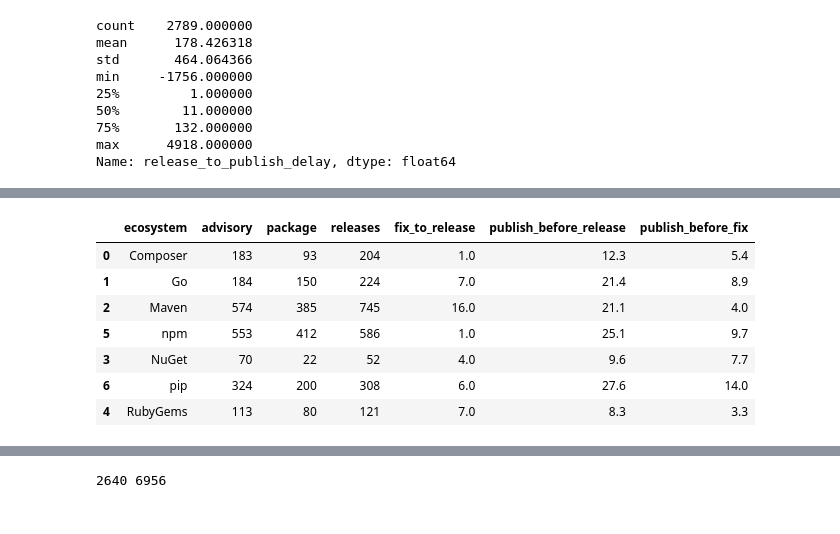
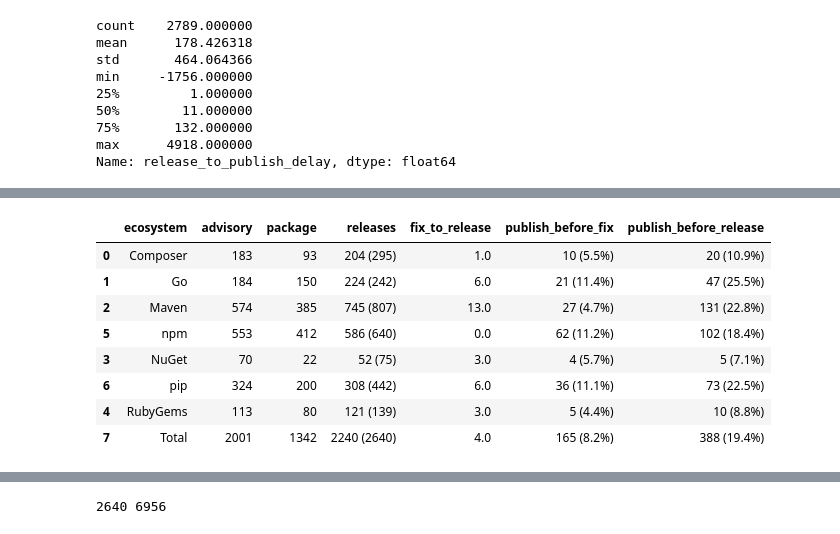
Before and after one commit to nasifimtiazohi/advisory-lifecycle, a Jupyter notebook: data_explore/rq1.ipynb, the cells around one changed output, grey strips where cells are left out. Drawn from its saved outputs; the diff is of its cells as text; code cells hidden in the pictures.

```diff
--- a/data_explore/rq1.ipynb
+++ b/data_explore/rq1.ipynb
@@ -137,9 +246,5 @@ eco_dfs = [(x,gb.get_group(x)) for x in gb.groups]
 adv = df.groupby('ecosystem')[['advisory_id']].nunique()
 pkg = df.groupby('ecosystem')[['package_id']].nunique()
 rel = df.groupby('ecosystem')['fixing_release'].nunique()
+total_rel = df.groupby('ecosystem')['total_release'].nunique()
 fixrel = df.groupby('ecosystem')[['fix_to_release_delay']].median()
-pub_before_release = df[df['release_to_publish_delay']<0]
-pub_before_release = pub_before_release.groupby('ecosystem')[['advisory_id']].count()
-pub_before_fix = df[df['fix_to_publish_delay']<0]
-pub_before_fix = pub_before_fix.groupby('ecosystem')[['advisory_id']].count()
-rel
@@ -155,0 +251,7 @@ Name: fixing_release, dtype: int64
+# %%
+pub_before_release = df.groupby(['ecosystem','advisory_id'])[['release_to_publish_delay']].max()
+pub_before_release = pub_before_release.reset_index()
+pub_before_release = pub_before_release[pub_before_release['release_to_publish_delay'] < 0]
+pub_before_release = pub_before_release.groupby('ecosystem')[['advisory_id']].nunique()
+pub_before_release = pub_before_release.rename(columns={'advisory_id':'pub_before_release'})
+pub_before_release
@@ -155,0 +268,7 @@ Name: fixing_release, dtype: int64
+# %%
+pub_before_fix = df.groupby(['ecosystem','advisory_id'])[['fix_to_publish_delay']].max()
+pub_before_fix = pub_before_fix.reset_index()
+pub_before_fix = pub_before_fix[pub_before_fix['fix_to_publish_delay'] < 0]
+pub_before_fix = pub_before_fix.groupby('ecosystem')[['advisory_id']].nunique()
+pub_before_fix = pub_before_fix.rename(columns={'advisory_id':'pub_before_fix'})
+pub_before_fix
@@ -155,0 +285,5 @@ Name: fixing_release, dtype: int64
+# %%
+final =reduce(lambda x,y : pd.merge(x,y,on='ecosystem'),[adv, pkg, rel, fixrel, pub_before_fix,pub_before_release, total_rel])
+final = final.reset_index()
+final['fixing_release'] = final['fixing_release'].map(str) +  ' (' + final['total_release'].map(str) +')'
+final
@@ -156,22 +299,27 @@ Name: fixing_release, dtype: int64
 # %%
-final =reduce(lambda x,y : pd.merge(x,y,on='ecosystem'),[adv, pkg, rel, fixrel,pub_before_release, pub_before_fix])
-final = final.reset_index()
-final.columns = ['ecosystem','advisory','package','releases','fix_to_release', 'publish_before_release','publish_before_fix']
-final['publish_before_release'] =  round(final['publish_before_release'] / final['releases'] * 100, 1)
-final['publish_before_fix'] =  round(final['publish_before_fix'] / final['releases'] * 100, 1)
+
+final.columns = ['ecosystem','advisory','package','releases','fix_to_release','publish_before_fix', 'publish_before_release', 'total_release']
+final['temp'] = final['publish_before_release']
+final['publish_before_release'] =  round(final['publish_before_release'] / final['advisory'] * 100, 1)
+final['publish_before_release'] = final['temp'].map(str) + ' (' + final['publish_before_release'].map(str) + '%)'
+final['temp'] = final['publish_before_fix']
+final['publish_before_fix'] =  round(final['publish_before_fix'] / final['advisory'] * 100, 1)
+final['publish_before_fix'] = final['temp'].map(str) + ' (' + final['publish_before_fix'].map(str) + '%)'
 final['temp'] = final['ecosystem'].str.lower()
 final = final.sort_values(by = 'temp', ascending=True)
-final = final.drop('temp', axis=1)
+final = final.drop(['temp','total_release'], axis=1)
+final.loc[len(final)]  = t
 final
 # %% [output]
-|  | ecosystem | advisory | package | releases | fix_to_release | publish_before_release | publish_before_fix |
-| 0 | Composer | 183 | 93 | 204 | 1.0 | 12.3 | 5.4 |
-| 1 | Go | 184 | 150 | 224 | 7.0 | 21.4 | 8.9 |
-| 2 | Maven | 574 | 385 | 745 | 16.0 | 21.1 | 4.0 |
-| 5 | npm | 553 | 412 | 586 | 1.0 | 25.1 | 9.7 |
-| 3 | NuGet | 70 | 22 | 52 | 4.0 | 9.6 | 7.7 |
-| 6 | pip | 324 | 200 | 308 | 6.0 | 27.6 | 14.0 |
-| 4 | RubyGems | 113 | 80 | 121 | 7.0 | 8.3 | 3.3 |
+|  | ecosystem | advisory | package | releases | fix_to_release | publish_before_fix | publish_before_release |
+| 0 | Composer | 183 | 93 | 204 (295) | 1.0 | 10 (5.5%) | 20 (10.9%) |
+| 1 | Go | 184 | 150 | 224 (242) | 6.0 | 21 (11.4%) | 47 (25.5%) |
+| 2 | Maven | 574 | 385 | 745 (807) | 13.0 | 27 (4.7%) | 131 (22.8%) |
+| 5 | npm | 553 | 412 | 586 (640) | 0.0 | 62 (11.2%) | 102 (18.4%) |
+| 3 | NuGet | 70 | 22 | 52 (75) | 3.0 | 4 (5.7%) | 5 (7.1%) |
+| 6 | pip | 324 | 200 | 308 (442) | 6.0 | 36 (11.1%) | 73 (22.5%) |
+| 4 | RubyGems | 113 | 80 | 121 (139) | 3.0 | 5 (4.4%) | 10 (8.8%) |
+| 7 | Total | 2001 | 1342 | 2240 (2640) | 4.0 | 165 (8.2%) | 388 (19.4%) |
 # %%
 print(tabulate(final, tablefmt='latex', headers='keys',showindex=False))
 # %% [output]
```
Also changed, not shown: parts of 23 cells of this notebook, 3 other files.
